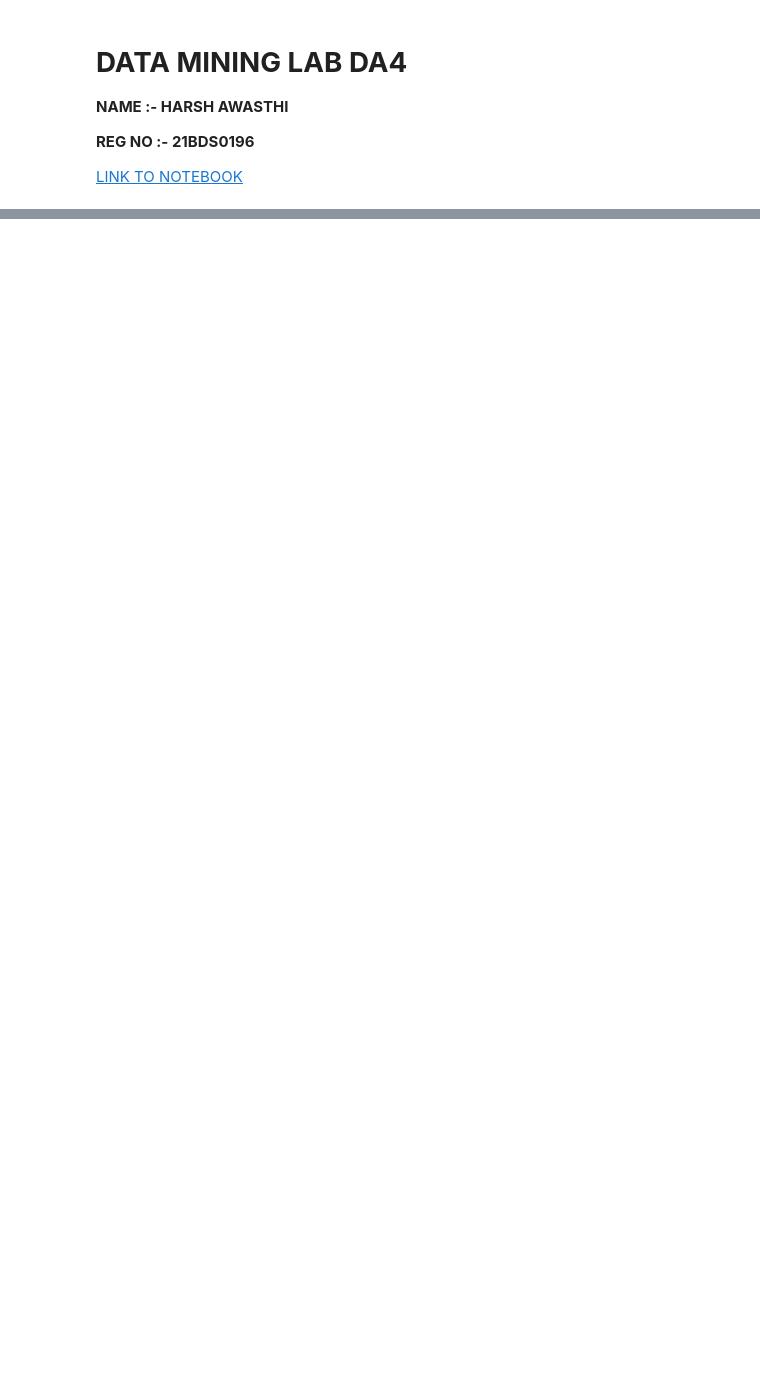
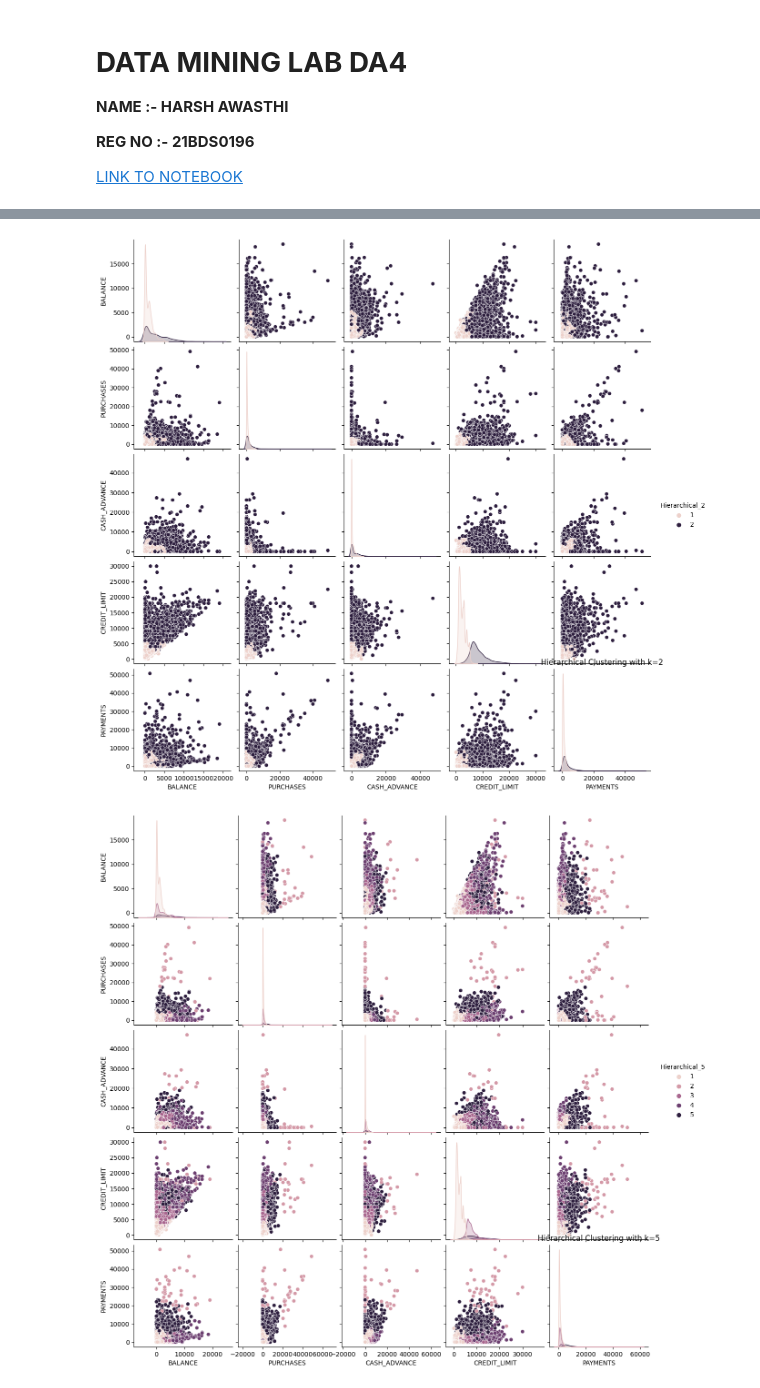
Before and after one commit to harshawasthi2002/EDA-TheoryDA, a Jupyter notebook: datamining-da4-clustering.ipynb, the cells around one changed output, grey strips where cells are left out. Cells and saved outputs as stored; diff of their text form; code cells hidden in the pictures; blank space fills up the shorter version.

```diff
--- a/datamining-da4-clustering.ipynb
+++ b/datamining-da4-clustering.ipynb
@@ -44,0 +110,12 @@ df.describe
+# %%
+# Apply hierarchical clustering for k=2 and k=5
+for k in [2, 5]:
+    df[f'Hierarchical_{k}'] = fcluster(Z, k, criterion='maxclust')
+
+    # Plot the clustered data
+    sns.pairplot(df, hue=f'Hierarchical_{k}', vars=features.columns)
+    plt.title(f'Hierarchical Clustering with k={k}')
+    plt.show()
+# %% [output]
+[figure, added]
+[figure, added]
```
Also changed, not shown: parts of 14 cells of this notebook.
